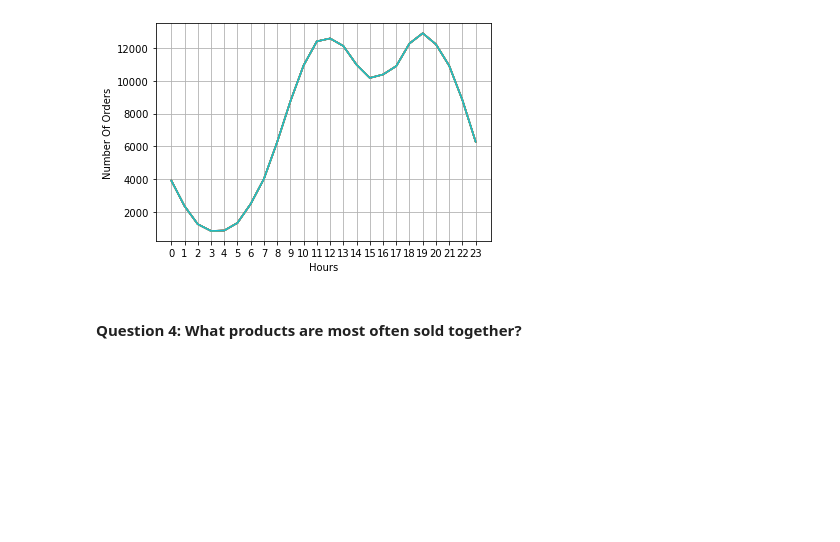
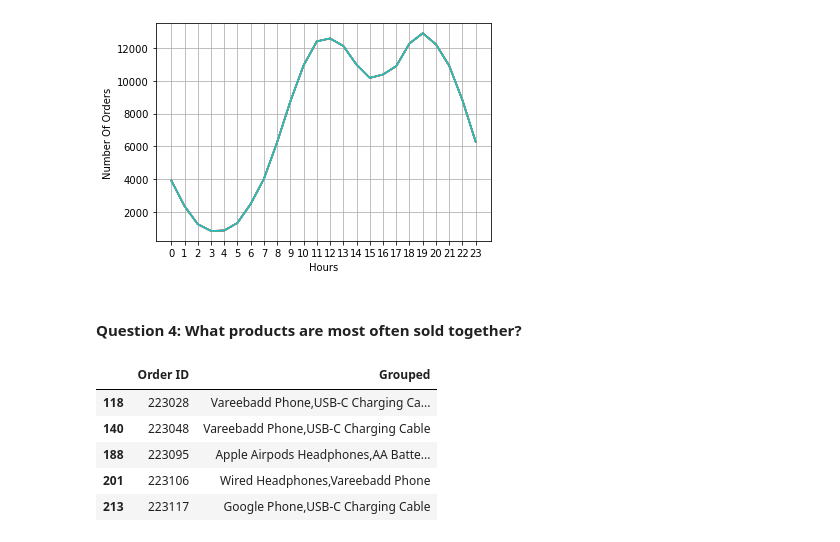
Before and after one commit to lsmucassi/python_venom_attack, a Jupyter notebook: data_science/real_world_exam/SalesAnalysis/Just_analysis.ipynb, the cells around one changed output. Drawn from its saved outputs; the diff is of its cells as text; code cells hidden in the pictures; blank space fills up the shorter version.

```diff
--- a/data_science/real_world_exam/SalesAnalysis/Just_analysis.ipynb
+++ b/data_science/real_world_exam/SalesAnalysis/Just_analysis.ipynb
@@ -232,3 +235,20 @@ plt.show()
 [figure]
 # %% [markdown]
 #### Question 4: What products are most often sold together?
+# %%
+# duplicates ID's means that multiple items shipped as one package
+#create a column a group repeated
+df = all_data[all_data['Order ID'].duplicated(keep=False)]
+df['Grouped'] = df.groupby('Order ID')['Product'].transform(lambda x: ','.join(x))
+
+#remove duplicates
+df = df[['Order ID', 'Grouped']].drop_duplicates()
+
+df.head()
+# %% [output]
+|  | Order ID | Grouped |
+| 118 | 223028 | Vareebadd Phone,USB-C Charging Ca... |
+| 140 | 223048 | Vareebadd Phone,USB-C Charging Cable |
+| 188 | 223095 | Apple Airpods Headphones,AA Batte... |
+| 201 | 223106 | Wired Headphones,Vareebadd Phone |
+| 213 | 223117 | Google Phone,USB-C Charging Cable |
```
Also changed, not shown: parts of 4 cells of this notebook.
